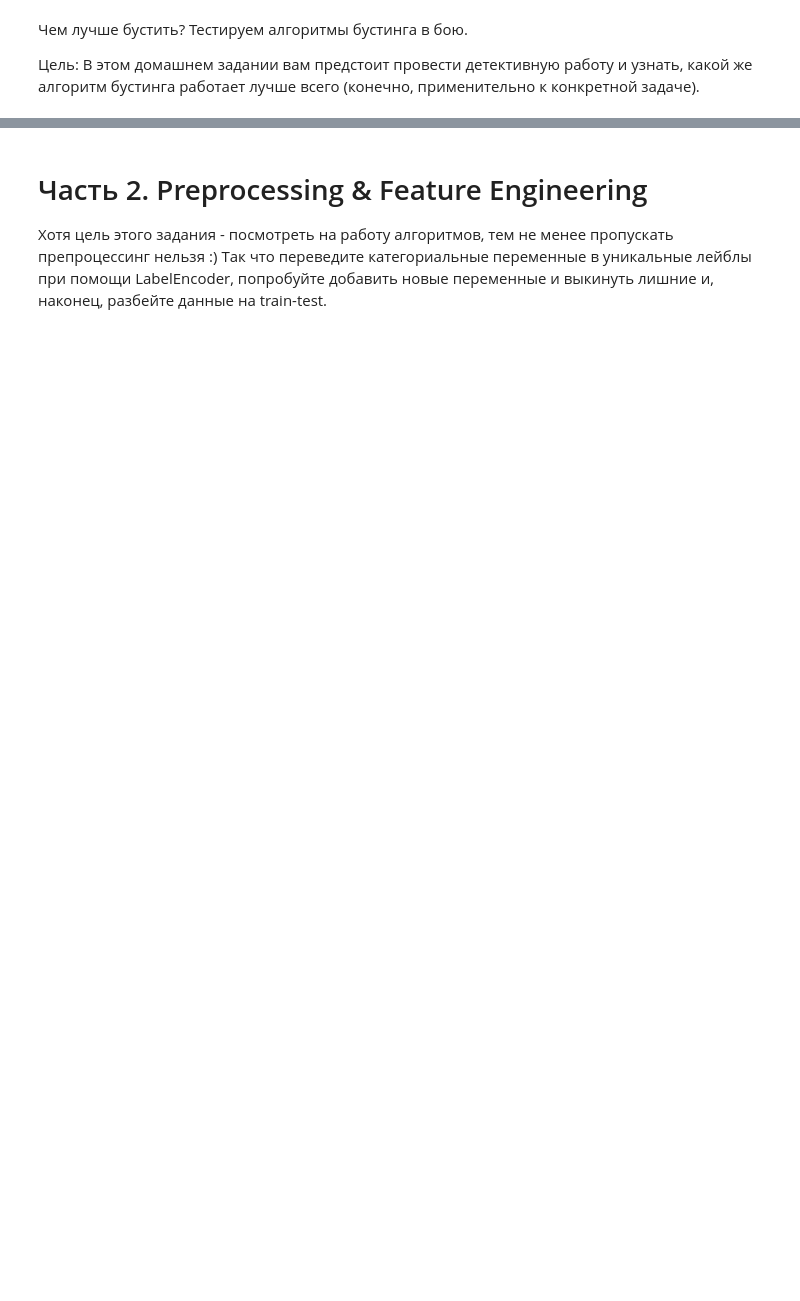
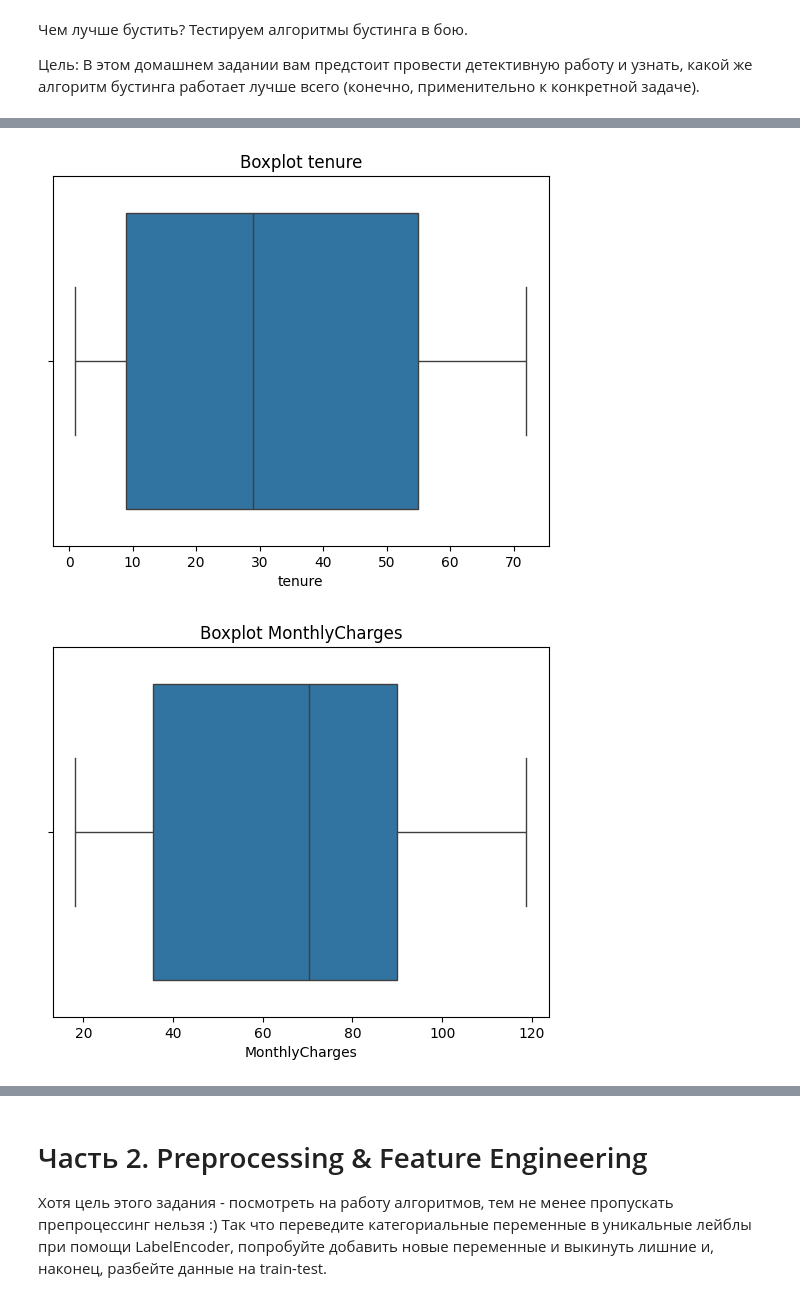
Before and after one commit to vadych/otus-ml-prof, a Jupyter notebook: home_work/hw_01.ipynb, the cells around one changed output, grey strips where cells are left out. Saved outputs shown, nothing was run; the diff lists cells and outputs as text; code cells hidden in the pictures; blank space fills up the shorter version.

```diff
--- a/home_work/hw_01.ipynb
+++ b/home_work/hw_01.ipynb
@@ -10,0 +188,10 @@
+# %%
+# Проверим выбросы
+
+for col in num_cols:
+    sns.boxplot(x=df[col])
+    plt.title(f"Boxplot {col}")
+    plt.show()
+# %% [output]
+[figure, added]
+[figure, added]
```
Also changed, not shown: parts of 20 cells of this notebook, 2 other files.
